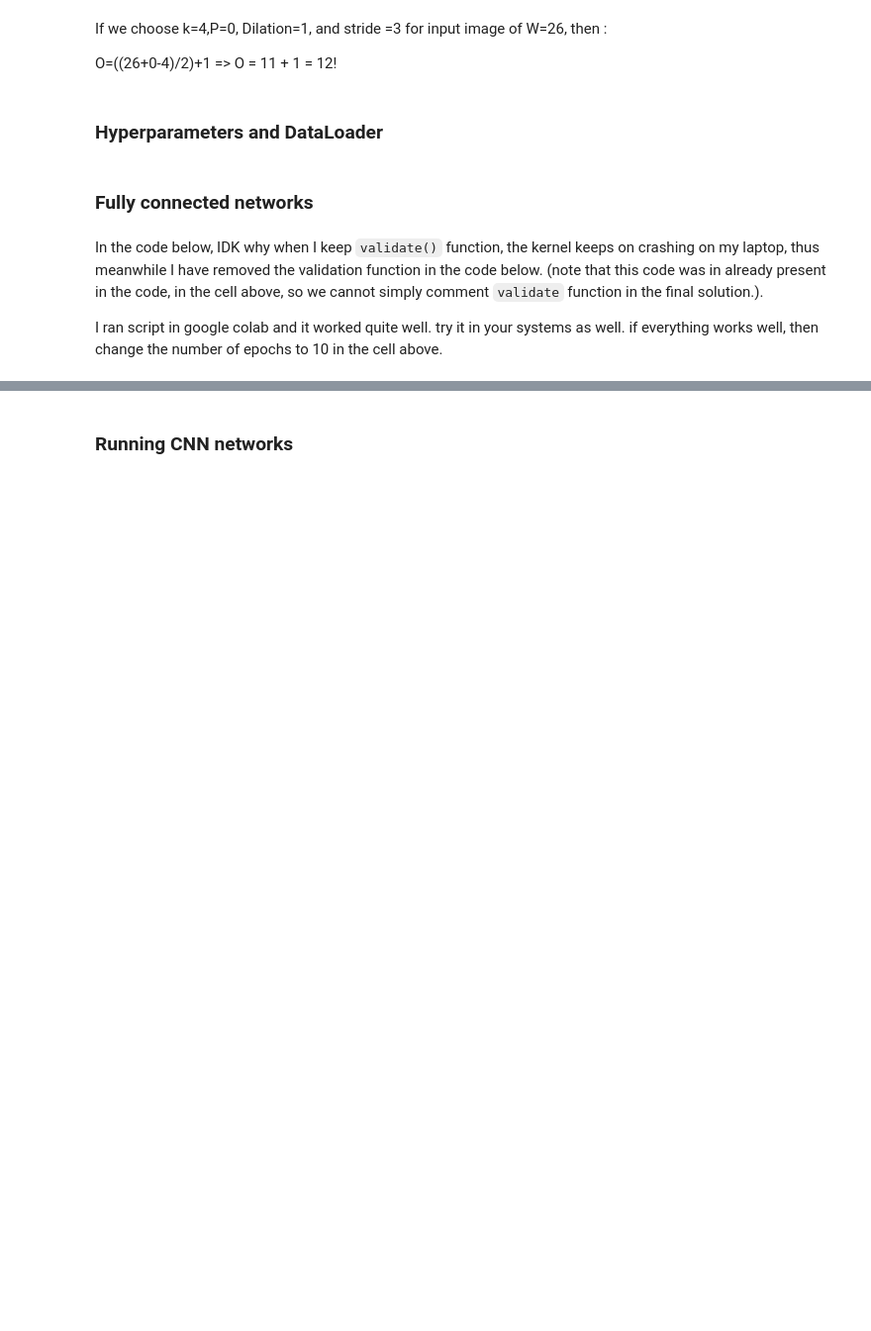
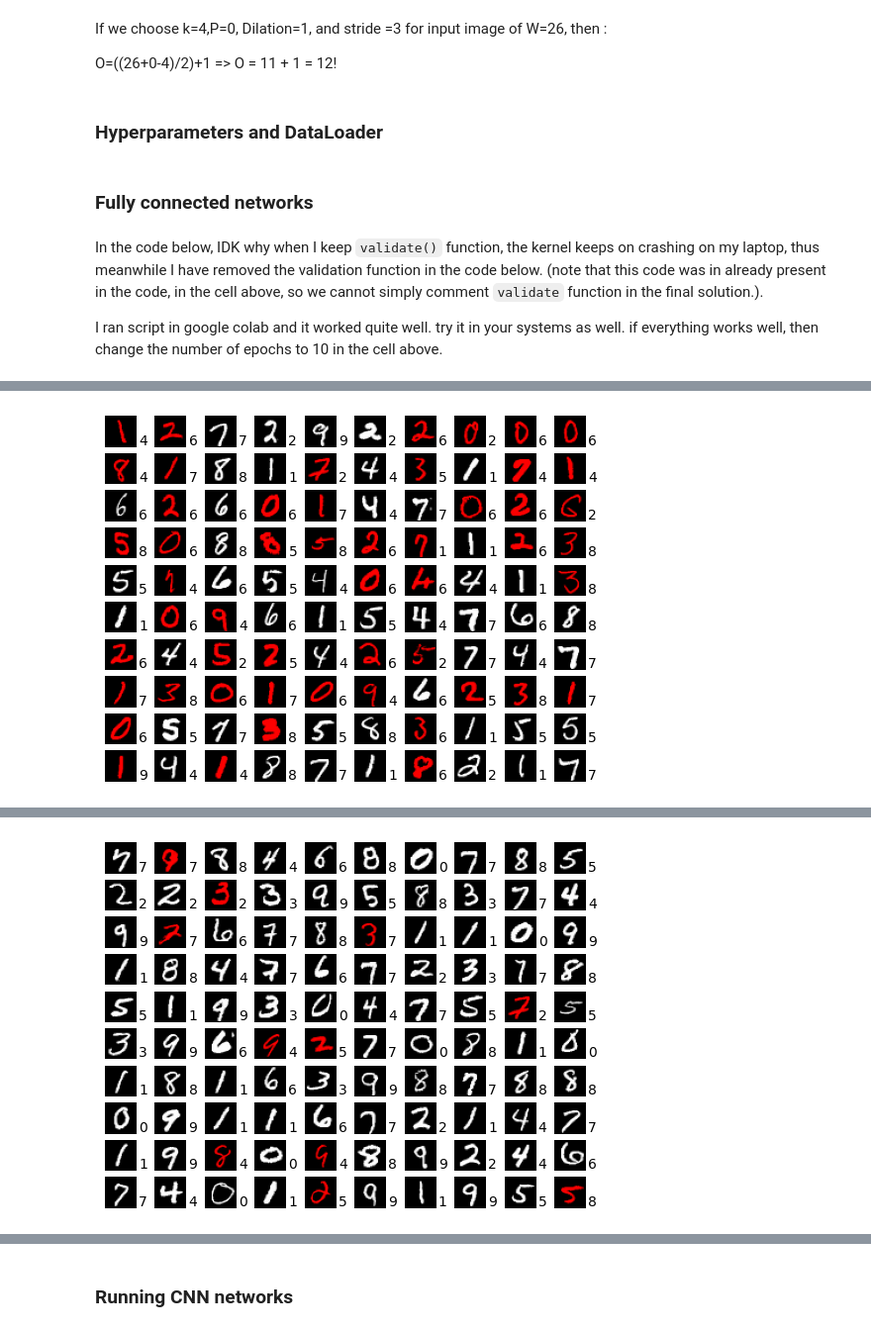
Before and after one commit to neelkanthrawat/3dcv-students, a Jupyter notebook: 3.0-tl-mnist.ipynb, the cells around one changed output, grey strips where cells are left out. Shown at 99% size. Saved outputs shown, nothing was run; the diff lists cells and outputs as text; code cells hidden in the pictures; blank space fills up the shorter version.

Commit message:
Rerun plots and add mac support

```diff
--- a/3.0-tl-mnist.ipynb
+++ b/3.0-tl-mnist.ipynb
@@ -16,0 +23,11 @@ from tqdm import trange, tqdm
+# %%
+def get_device():
+    device = "cpu"
+    if torch.cuda.is_available():
+        device = "cuda"
+    elif torch.mps.is_available():
+        device = "mps"
+    return device
+# %%
+device = get_device()
+print(f"Using device: {device}")
@@ -36,7 +55,7 @@ def train(model, use_cuda, train_loader, optimizer, epoch, log_interval):
     criterion = F.nll_loss # negative log likelihood loss here
 
     # Use GPU if available
-    device = torch.device("cuda" if use_cuda else "cpu")
+    device = get_device()
     model.to(device)
 
     # TODO: set the model to train mode
@@ -88,10 +107,9 @@ def validate(model, use_cuda, test_loader):
     with torch.no_grad():
         for batch_idx, (data, target) in enumerate(test_loader):
             # for each batch
-            if use_cuda:
-                # transfer to GPU
-                data = data.cuda()
-                target = target.cuda()
+            # transfer to GPU
+            data = data.to(device)
+            target = target.to(device)
 
             # run network and compute metrics
             output = model(data)
@@ -101,12 +119,12 @@ def validate(model, use_cuda, test_loader):
             img_correct = pred.eq(target.view_as(pred))
             correct += pred.eq(target.view_as(pred)).sum().item()
 
-            # plot the first 100 images
+            # plot the first n images
             img_idx = 0
             data = data.cpu().numpy()
 
             #while plotted < 100 and img_idx < data.shape[0]:
-            while plotted < 10 and img_idx < data.shape[0]:# i reduced the number of plots
+            while plotted < 100 and img_idx < data.shape[0]:# i reduced the number of plots
                 # compute position of ith image in the grid
                 y = plotted % 10
                 x = plotted // 10
@@ -461,8 +479,9 @@ for epoch in trange(1, epochs + 1, desc="Epochs"):
     train(model, use_cuda, train_loader, optimizer, epoch, log_interval)
 
     # run on test dataset
-    #validate(model, use_cuda, test_loader)
+    validate(model, use_cuda, test_loader)
     # I think there is some problem in the validate model
     scheduler.step()
 
     #torch.save(model.state_dict(), "models/mnist/checkpoint.pt")
+# %% [output]
@@ -468,0 +500 @@ for epoch in trange(1, epochs + 1, desc="Epochs"):
+[figure, added]
@@ -469,3 +513,4 @@ for epoch in trange(1, epochs + 1, desc="Epochs"):
+[figure, added]
 # %%
 model = FCNet2()
 if use_cuda:
```
Also changed, not shown: parts of 9 cells of this notebook, 5 other files.
